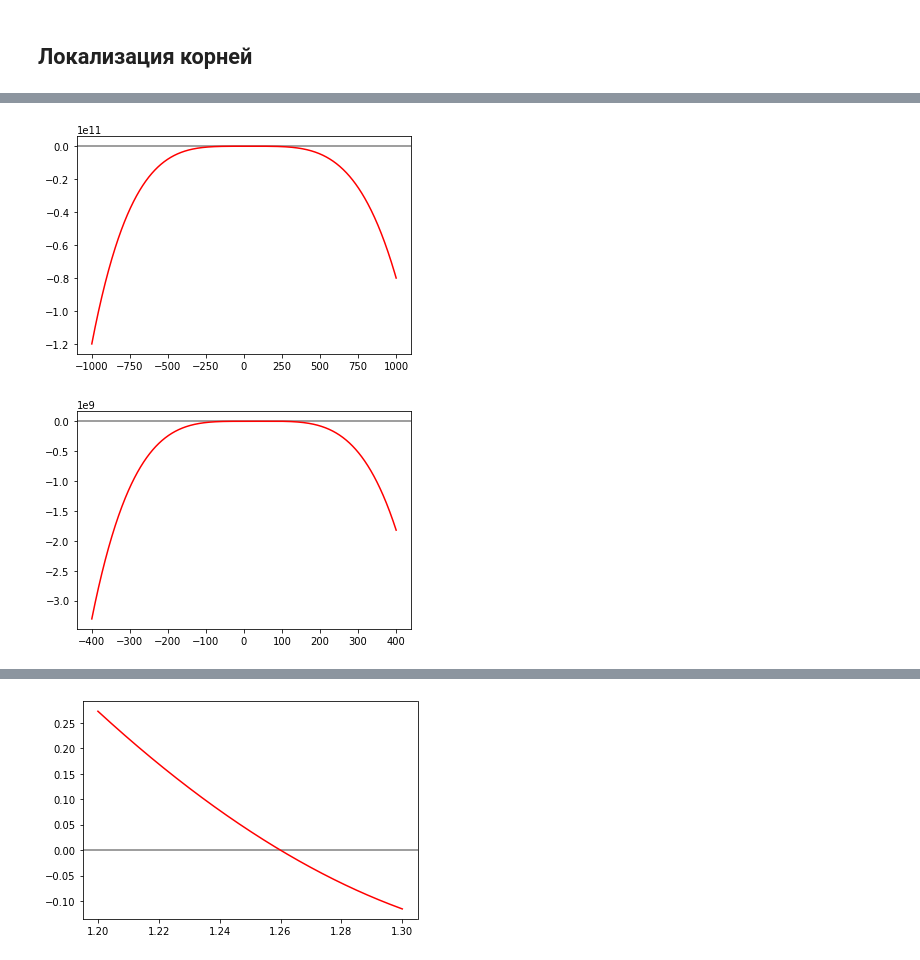
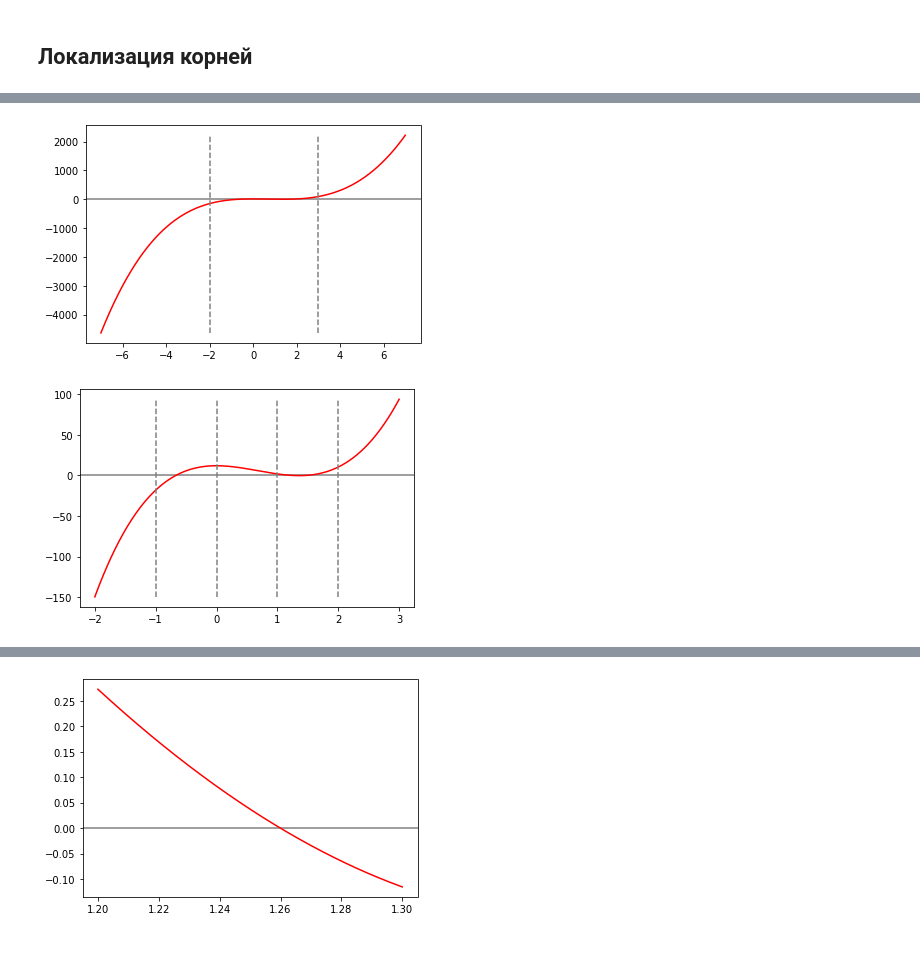
Before and after one commit to pavponn/computational-methods, a Jupyter notebook: homework-1/task1.ipynb, the cells around one changed output, grey strips where cells are left out. Drawn from its saved outputs; the diff is of its cells as text; code cells hidden in the pictures.

```diff
--- a/homework-1/task1.ipynb
+++ b/homework-1/task1.ipynb
@@ -73,18 +199,24 @@ plt.show()
 # %%
-l,r = -1000, 1000
+l,r = -7, 7
 xs = np.linspace(l,r,1000)
 ys = f(xs)
 plt.axhline(0, color='gray')
 plt.plot(xs,ys,'r')
+plt.plot([-2,-2], [f(l), f(r)], 'gray', linestyle = '--')
+plt.plot([ 3, 3], [f(l), f(r)], 'gray', linestyle = '--')
 plt.show()
 # %% [output]
-[figure, old version]
+[figure, new version]
 # %%
-l,r = -400, 400
+l,r = -2, 3
 xs = np.linspace(l,r,1000)
 ys = f(xs)
 plt.axhline(0, color='gray')
 plt.plot(xs,ys,'r')
+plt.plot([-1,-1], [f(l), f(r)], 'gray', linestyle = '--')
+plt.plot([ 0, 0], [f(l), f(r)], 'gray', linestyle = '--')
+plt.plot([1,1], [f(l), f(r)], 'gray', linestyle = '--')
+plt.plot([2,2], [f(l), f(r)], 'gray', linestyle = '--')
 plt.show()
 # %% [output]
-[figure, old version]
+[figure, new version]
```
Also changed, not shown: parts of 29 cells of this notebook.
